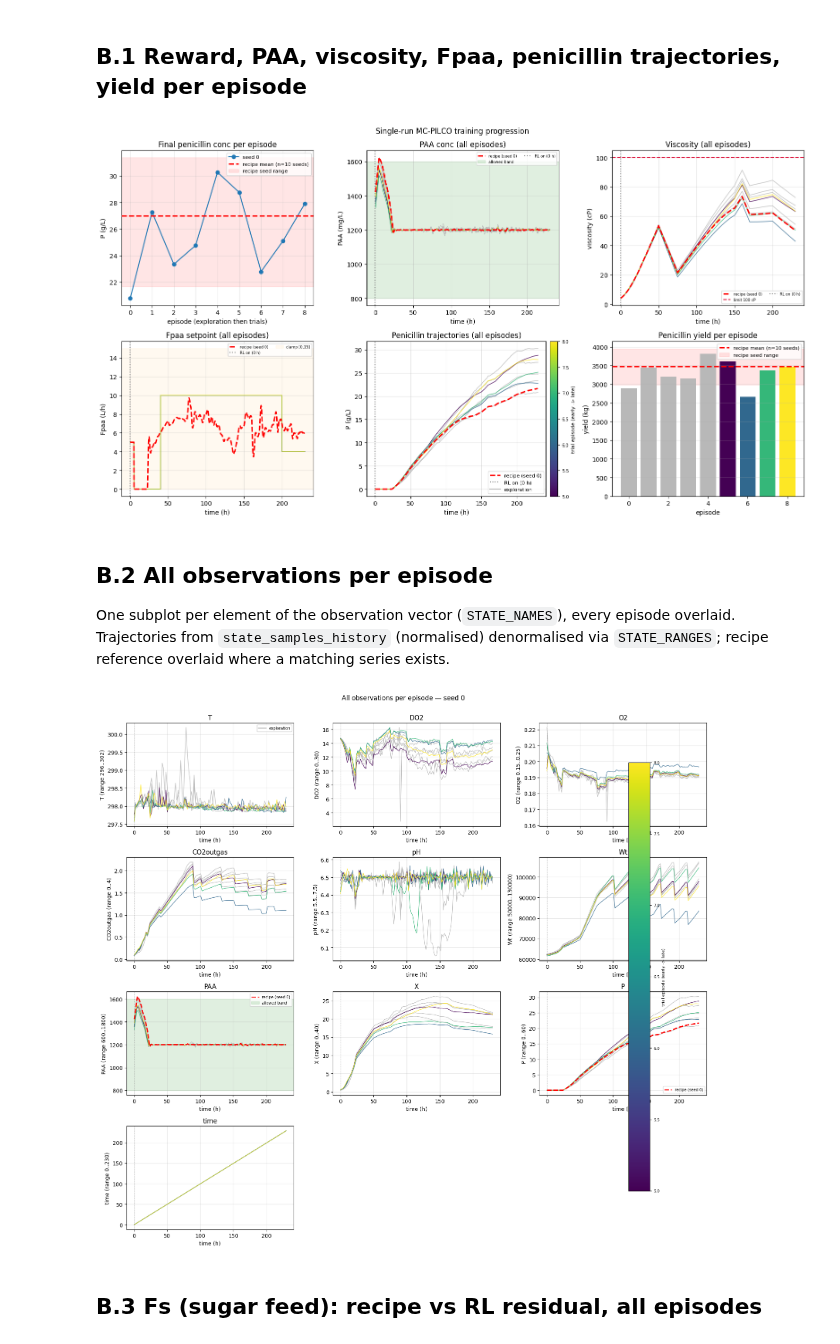
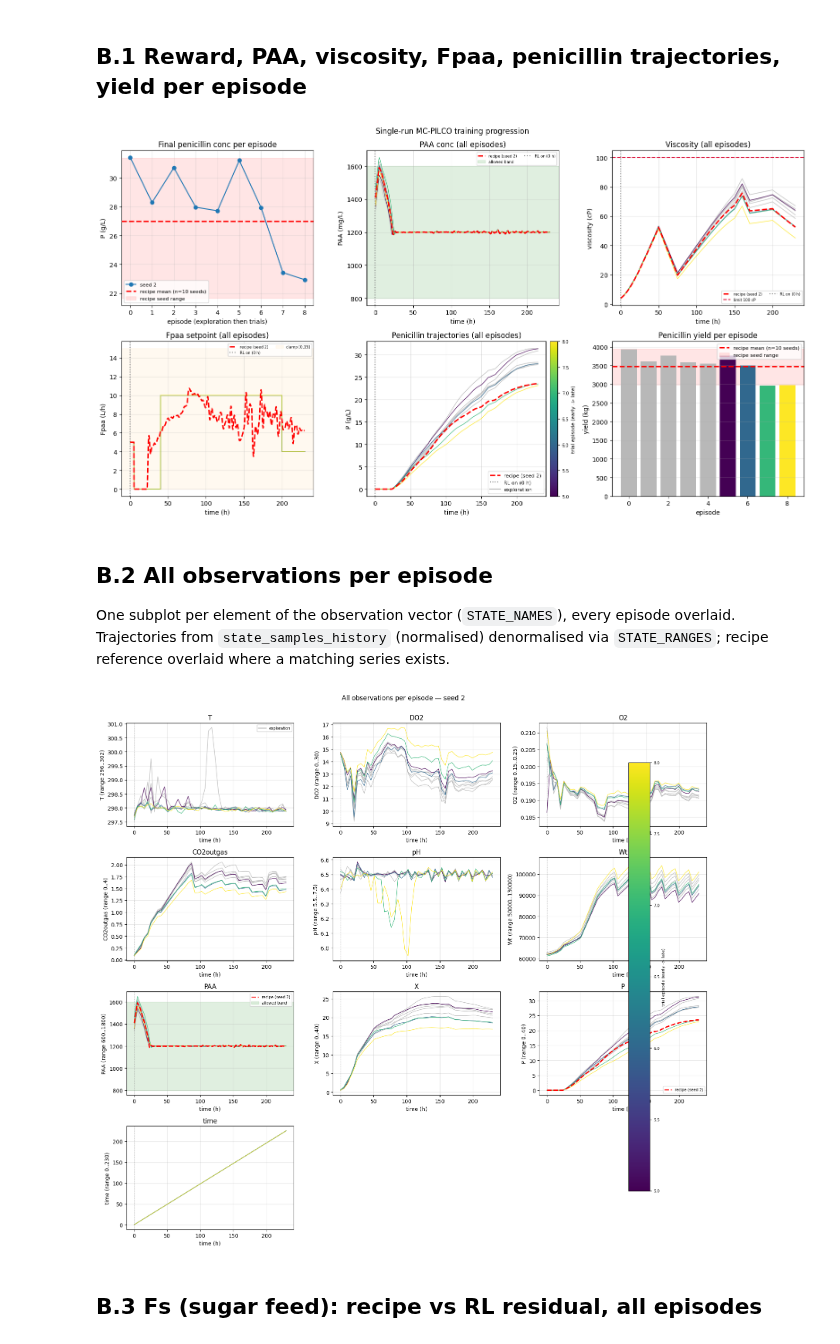
Before and after one commit to Rocyzas/pensim_mcpilco, a Jupyter notebook: pensim_mcpilco/experiments/evaluations.ipynb, the cells around one changed output. Cells and saved outputs as stored; diff of their text form; code cells hidden in the pictures.

```diff
--- a/pensim_mcpilco/experiments/evaluations.ipynb
+++ b/pensim_mcpilco/experiments/evaluations.ipynb
@@ -52,27 +51,23 @@ ACTION_IDX = STATE_DIM     # Fs-residual column in gp_inputs = [state(STATE_DIM)
 # %% [markdown]
 ## 1. Config — which run to evaluate
 # %%
-# ---- WHICH RUN --------------------------------------------------------------------------
-SEED             = 0        # config/training seed of the run
-RUN_SUFFIX       = 12        # run-folder id -> results/single_phase/seed{SEED}_{RUN_SUFFIX}
-NUM_TRIALS       = 4        # trial count the run was configured with (for GP reconstruction)
-FAST             = False    # must match the run's config
-GP_TRIAL         = None     # GP model to diagnose (None -> last saved trial)
-OPTIM_HORIZON    = None       # H used in training (marks the short-horizon optimiser window)
-NUM_ANCHORS      = None       # recipe anchor launch points for the short-horizon probe
-NUM_EXPLORATIONS = 5        # leading exploration episodes (grey in per-episode plots)
+SEED             = 2
+RUN_SUFFIX       = 10
+NUM_TRIALS       = 4
+FAST             = False
+GP_TRIAL         = None
+OPTIM_HORIZON    = None
+NUM_ANCHORS      = None
+NUM_EXPLORATIONS = 5
 
-# ---- held-out evaluation block (RL vs PID) ----------------------------------------------
 N_EVAL_SEEDS = 10
-EVAL_BASE    = 700000       # held-out seed block start (must be disjoint from the training window)
-COMPARE_SEED = EVAL_BASE    # shared seed for the same-seed model-vs-recipe comparison
+EVAL_BASE    = 700000
+COMPARE_SEED = EVAL_BASE
 
-# ---- recipe reference (fixed baseline batch) --------------------------------------------
 RECIPE_DIR   = os.path.join(_ROOT, "results/batch_recipe_generation")
-RECIPE_BATCH = 0
+RECIPE_BATCH = 2
 
 RESULTS_DIR = os.path.join(_ROOT, f"results/single_phase/seed{SEED}_{RUN_SUFFIX}")
-# RESULTS_DIR = os.path.join(_ROOT, f"results/single_phase/seed{SEED}")
 RUN_DIR = Path(RESULTS_DIR)
 assert (RUN_DIR / "log.pkl").exists(), f"no log.pkl under {RUN_DIR}"
 print("run dir:", RUN_DIR)
@@ -93,8 +88,15 @@ def _denorm_delta(d, lo, hi):
     return np.asarray(d) * (hi - lo) / 2.0
 
 
+def _denorm_phys(x, name):
+    """Denormalise state channel `name` to physical units, inverting the log encode for
+    logged channels (STATE_LOG_CHANNELS). Exact inverse of extract_state's encode->normalise;
+    matches penicillin_cost._cost. For non-logged channels decode_state_value is the identity."""
+    return decode_state_value(name, _denorm(x, *STATE_RANGES[name]))
+
+
 def final_P(state_norm):
-    P = _denorm(np.asarray(state_norm)[:, P_IDX], *STATE_RANGES["P"])
+    P = _denorm_phys(np.asarray(state_norm)[:, P_IDX], "P")
     return float(P[-1]), float(P.mean())
 
 
@@ -156,7 +158,7 @@ def _resolve_trial(log, trial):
 def reconstruct(seed, num_trials, fast, log, idx):
     """Build a PenSimMCPILCO and load the trial-`idx` GP model from `log` (no training)."""
     cfg = get_config(seed=seed, num_trials=num_trials, fast=fast)
-    cfg["mc_pilco_init"]["log_path"] = None        # never write during diagnosis
+    cfg["mc_pilco_init"]["log_path"] = None
     agent = PenSimMCPILCO(pensim_wrapper=PenSimWrapper(**cfg["wrapper_par"]),
                           **cfg["mc_pilco_init"])
     agent.state_samples_history = log["state_samples_history"]
@@ -594,10 +586,6 @@ if monitors is None:
 else:
     fig, ax = plt.subplots(2, 3, figsize=(16, 9))
 
-    # NOTE: this recipe reference is a SEED-RANGE band over all pre-generated recipe batches -- it is
-    # NOT a paired baseline. Any single batch is arbitrary (recipe yield swings ~2986-3951 kg purely
-    # by seed), so a lone line can flatter or damn the policy. The paired baseline (recipe re-run on
-    # the SAME seed as the RL arm) is A.8's zero line, and A.1 / A.6.
     _rm = pd.read_csv(Path(RECIPE_DIR) / "per_batch_metrics.csv").set_index("batch")
     _P_all = _rm["final_penicillin_conc"].values
     _Y_all = _rm["yield"].values
@@ -660,7 +648,7 @@ else:
     fig.suptitle("Single-run MC-PILCO training progression")
     fig.tight_layout(); plt.show()
 # %% [output]
-[figure, old version]
+[figure, new version]
 # %% [markdown]
 ## B.2 All observations per episode
 
@@ -670,34 +658,35 @@ reference overlaid where a matching series exists.
 # %%
 ncol = 3
 n_obs = len(STATE_NAMES)
 nrow = int(np.ceil(n_obs / ncol))
 fig, ax = plt.subplots(nrow, ncol, figsize=(16, 3.6 * nrow), squeeze=False)
 axes = ax.ravel()
 for j, name in enumerate(STATE_NAMES):
     a = axes[j]
     lo, hi = STATE_RANGES[name]
     for i, b in enumerate(state_hist):
-        y = _denorm(np.asarray(b)[:, j], lo, hi)
+        y = _denorm_phys(np.asarray(b)[:, j], name)
         a.plot(decision_time_grid(len(y)), y, color=_ep_color(i, n_ep), lw=1, alpha=.85)
     if name in ref:
         rt, ry = ref[name]
         a.plot(rt, ry, label=ref_lbl, **REF_STYLE)
     if name == "PAA":
         a.axhspan(*PAA_BAND, color="green", alpha=.12, label="allowed band")
     a.axvline(WARMUP_H, color="gray", ls=":", lw=.8)
-    a.set_title(name); a.set_xlabel("time (h)"); a.set_ylabel(f"{name} (range {lo:g}..{hi:g})")
+    _lo_p, _hi_p = decode_state_value(name, lo), decode_state_value(name, hi)
+    a.set_title(name); a.set_xlabel("time (h)"); a.set_ylabel(f"{name} (range {_lo_p:g}..{_hi_p:g})")
     a.grid(alpha=.3)
     if name in ref or name == "PAA":
         a.legend(fontsize=7)
 axes[0].plot([], [], color="0.72", label="exploration")
 _episode_colorbar(fig, list(axes), n_ep, label="trial episode (early -> late)")
 axes[0].legend(fontsize=7)
 for k in range(n_obs, len(axes)):
     axes[k].axis("off")
 fig.suptitle(f"All observations per episode — seed {SEED}", y=1.002)
 fig.tight_layout(); plt.show()
 # %% [output]
-[figure, old version]
+[figure, new version]
 # %% [markdown]
 ## B.3 Fs (sugar feed): recipe vs RL residual, all episodes
 # %%
```
Also changed, not shown: parts of 22 cells of this notebook, 4 other files.
